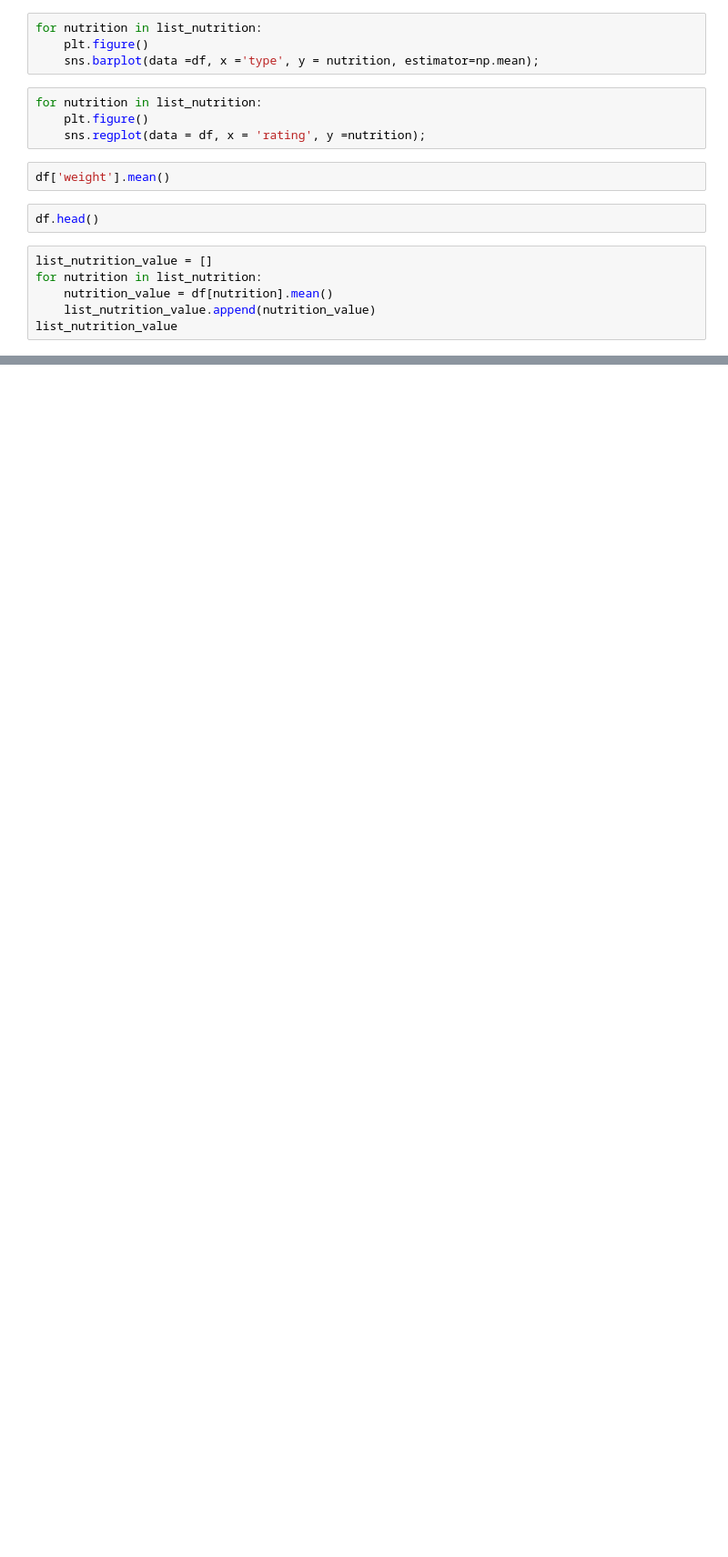
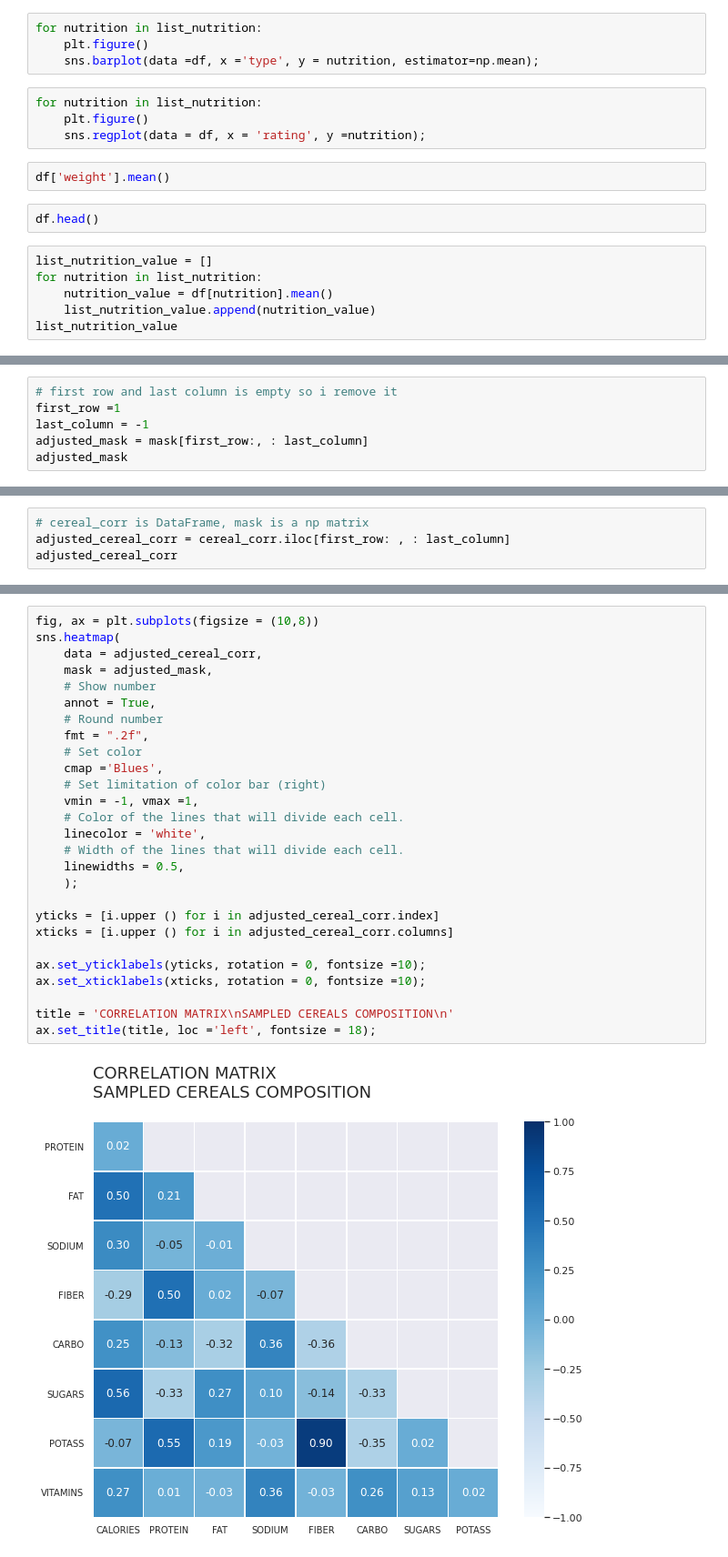
Before and after one commit to LeeHarry14202/80_cereals_project_DataScience, a Jupyter notebook: 80_cereals.ipynb, the cells around one changed output, grey strips where cells are left out. Shown at 91% size. Cells and saved outputs as stored; diff of their text form; blank space fills up the shorter version.

```diff
--- a/80_cereals.ipynb
+++ b/80_cereals.ipynb
@@ -77,0 +148,6 @@ draw_pie(data, labels)
+# %%
+# first row and last column is empty so i remove it
+first_row =1
+last_column = -1
+adjusted_mask = mask[first_row:, : last_column]
+adjusted_mask
@@ -77,0 +163,4 @@ draw_pie(data, labels)
+# %%
+# cereal_corr is DataFrame, mask is a np matrix
+adjusted_cereal_corr = cereal_corr.iloc[first_row: , : last_column]
+adjusted_cereal_corr
@@ -77,0 +177,29 @@ draw_pie(data, labels)
+# %%
+fig, ax = plt.subplots(figsize = (10,8))
+sns.heatmap(
+    data = adjusted_cereal_corr,
+    mask = adjusted_mask,
+    # Show number
+    annot = True,
+    # Round number
+    fmt = ".2f",
+    # Set color
+    cmap ='Blues',
+    # Set limitation of color bar (right)
+    vmin = -1, vmax =1,
+    # Color of the lines that will divide each cell.
+    linecolor = 'white',
+    # Width of the lines that will divide each cell.
+    linewidths = 0.5,
+    );
+
+yticks = [i.upper () for i in adjusted_cereal_corr.index]
+xticks = [i.upper () for i in adjusted_cereal_corr.columns]
+
+ax.set_yticklabels(yticks, rotation = 0, fontsize =10);
+ax.set_xticklabels(xticks, rotation = 0, fontsize =10);
+
+title = 'CORRELATION MATRIX\nSAMPLED CEREALS COMPOSITION\n'
+ax.set_title(title, loc ='left', fontsize = 18);
+# %% [output]
+[figure, added]
```
Also changed, not shown: parts of 16 cells of this notebook.
